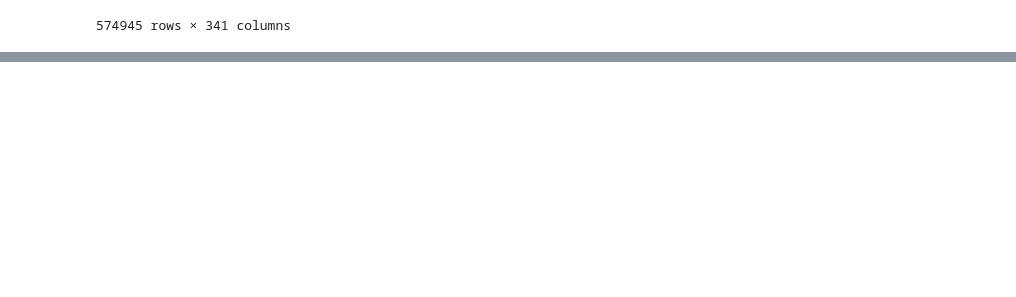
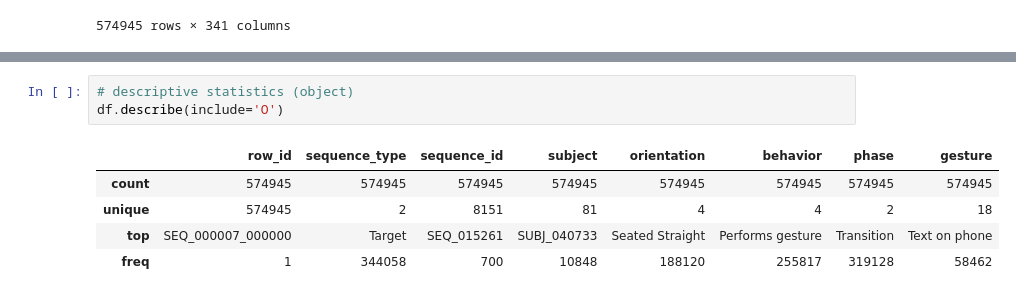
Before and after one commit to greenrey/kaggle, a Jupyter notebook: detect behavior with sensor data/detect_behavior_with_sensor_data.ipynb, the cells around one changed output, grey strips where cells are left out. Saved outputs shown, nothing was run; the diff lists cells and outputs as text; blank space fills up the shorter version.

```diff
--- a/detect behavior with sensor data/detect_behavior_with_sensor_data.ipynb
+++ b/detect behavior with sensor data/detect_behavior_with_sensor_data.ipynb
@@ -161,0 +173,9 @@ memory usage: 1.5+ GB
+# %%
+# descriptive statistics (object)
+df.describe(include='O')
+# %% [output]
+|  | row_id | sequence_type | sequence_id | subject | orientation | behavior | phase | gesture |
+| count | 574945 | 574945 | 574945 | 574945 | 574945 | 574945 | 574945 | 574945 |
+| unique | 574945 | 2 | 8151 | 81 | 4 | 4 | 2 | 18 |
+| top | SEQ_000007_000000 | Target | SEQ_015261 | SUBJ_040733 | Seated Straight | Performs gesture | Transition | Text on phone |
+| freq | 1 | 344058 | 700 | 10848 | 188120 | 255817 | 319128 | 58462 |
```
Also changed, not shown: parts of 17 cells of this notebook.
